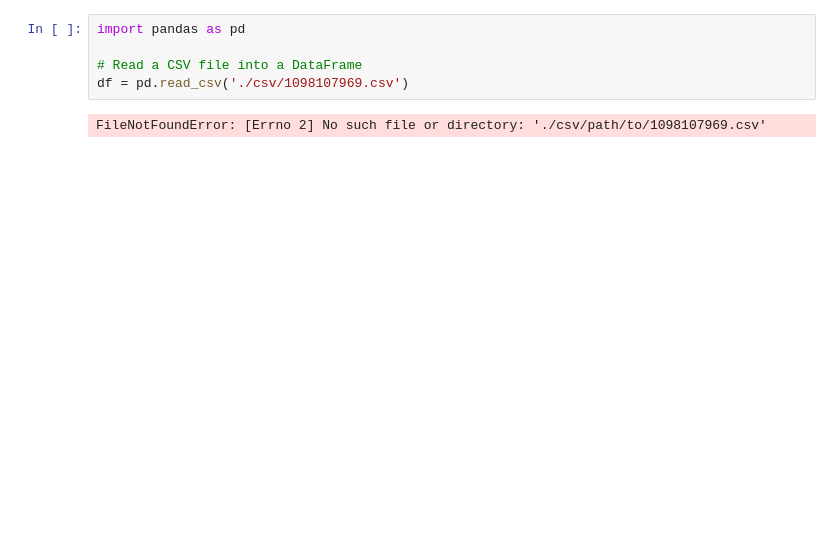
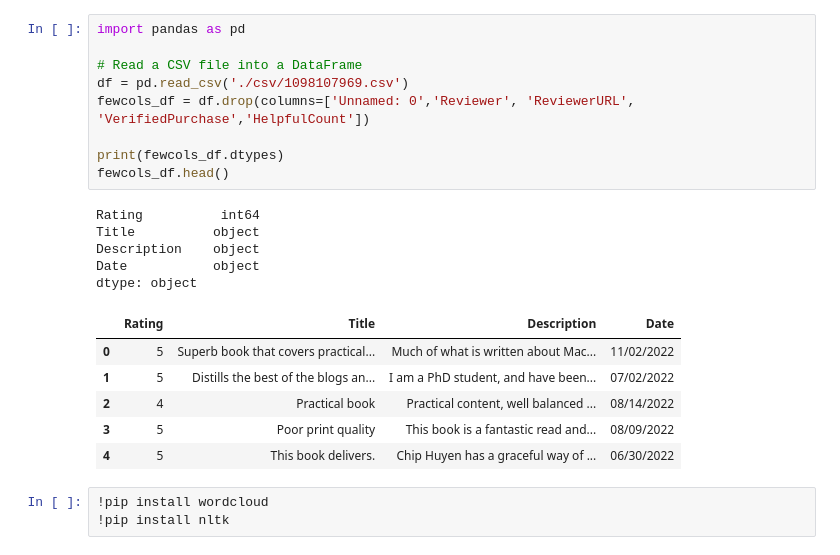
Before and after one commit to ArsalanLodhiCA/ML, a Jupyter notebook: capstone/amazon-scraper-working/data-explore.ipynb, the cells around one changed output. Drawn from its saved outputs; the diff is of its cells as text; blank space fills up the shorter version.

```diff
--- a/capstone/amazon-scraper-working/data-explore.ipynb
+++ b/capstone/amazon-scraper-working/data-explore.ipynb
@@ -1,7 +1,24 @@
 # %%
 import pandas as pd
 
 # Read a CSV file into a DataFrame
 df = pd.read_csv('./csv/1098107969.csv')
+fewcols_df = df.drop(columns=['Unnamed: 0','Reviewer', 'ReviewerURL', 'VerifiedPurchase','HelpfulCount'])
+
+print(fewcols_df.dtypes)
+fewcols_df.head()
 # %% [output]
-FileNotFoundError: [Errno 2] No such file or directory: './csv/path/to/1098107969.csv'
+Rating          int64
+Title          object
+Description    object
+Date           object
+dtype: object
+|  | Rating | Title | Description | Date |
+| 0 | 5 | Superb book that covers practical... | Much of what is written about Mac... | 11/02/2022 |
+| 1 | 5 | Distills the best of the blogs an... | I am a PhD student, and have been... | 07/02/2022 |
+| 2 | 4 | Practical book | Practical content, well balanced ... | 08/14/2022 |
+| 3 | 5 | Poor print quality | This book is a fantastic read and... | 08/09/2022 |
+| 4 | 5 | This book delivers. | Chip Huyen has a graceful way of ... | 06/30/2022 |
+# %%
+!pip install wordcloud
+!pip install nltk
```
Also changed, not shown: parts of 1 cell of this notebook, 2 other files.
